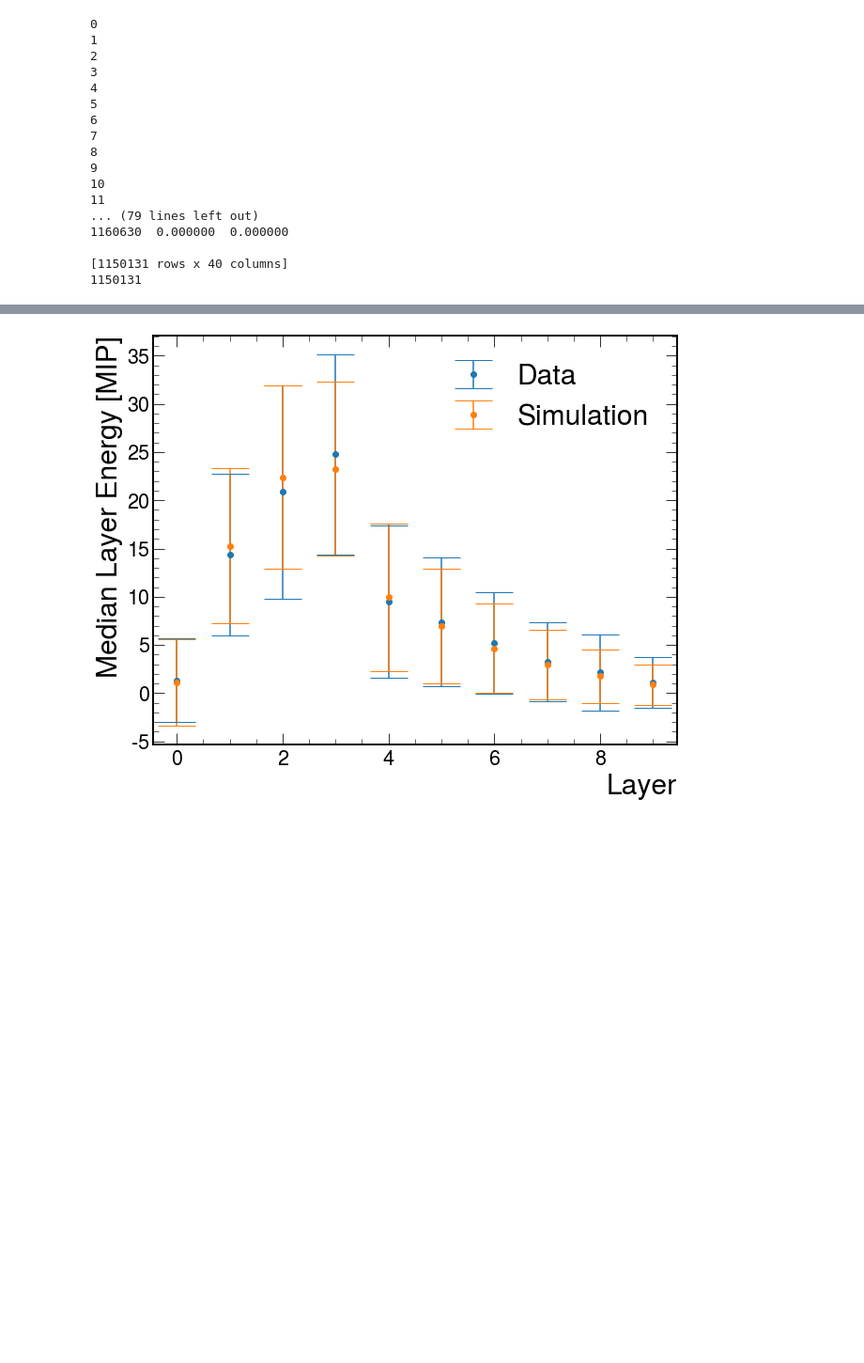
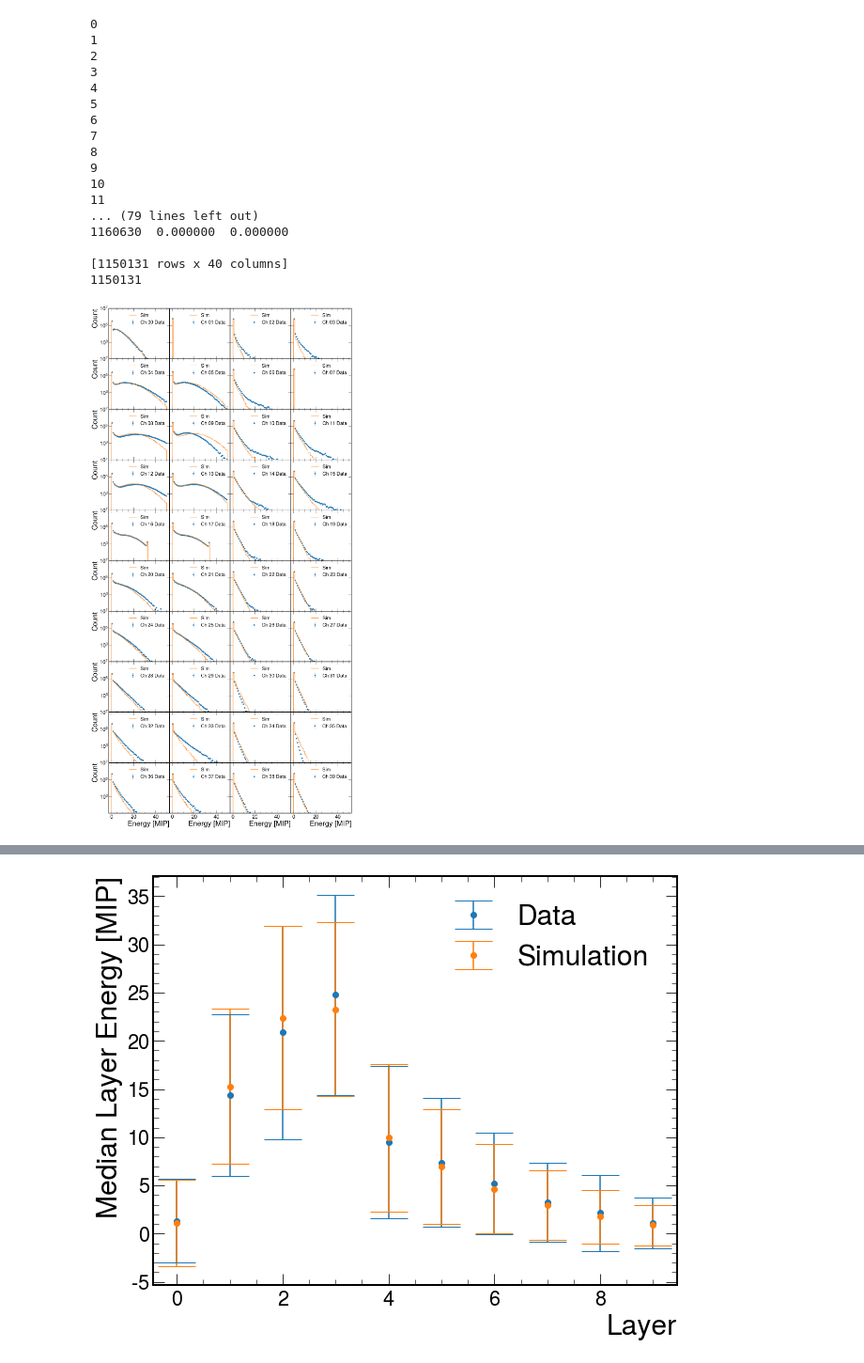
Before and after one commit to sebouh137/beamtest_plots, a Jupyter notebook: TestBeamSimAnalysis.ipynb, the cells around one changed output, grey strips where cells are left out. Shown at 94% size. Drawn from its saved outputs; the diff is of its cells as text; code cells hidden in the pictures; blank space fills up the shorter version.

```diff
--- a/TestBeamSimAnalysis.ipynb
+++ b/TestBeamSimAnalysis.ipynb
@@ -556,34 +556,36 @@ for i in range(40):
 
     h = hist.Hist(hist.axis.Regular(50, 0, 50, name="sim"))
     h.fill(np.array(getattr(sim_df,"Ch_{}_LG".format("{:02d}".format(i)))))
     h *= beamEvts/simEvts
     h.plot(color='tab:orange',label="Sim",zorder=2)
 
     # Calculate the square root of the histogram values (errors)
     errors = np.sqrt(h.view())
     # Create a numpy array for the bin centers
     bin_centers = 0.5 * (h.axes[0].edges[:-1] + h.axes[0].edges[1:])
     # Plot the histogram with error bars
     #plt.errorbar(bin_centers, h.view(), yerr=errors, fmt='none', ecolor='tab:orange', capsize=0, elinewidth=1, markeredgewidth=0,zorder=2)
 
     plt.yscale("log")
     #plt.ylim(ymin=1, ymax=10000000)
 
     plt.legend(loc='upper right', fontsize=20)
 
     # Set the title and axis labels for the subplot
     if i>= 36:
         plt.xlabel('Energy [MIP]', fontsize=30)
     if i % 4 == 0 :
         plt.ylabel('Count', fontsize=30)
-    plt.ylim(ymin=10, ymax=15000000)
+    plt.ylim(ymin=11, ymax=10000000)
     plt.yscale("log")
     #plt.title("Channel {}".format("{:02d}".format(i)), y=0.8)
 
 # Adjust the spacing between subplots
 plt.tight_layout(pad=0.0)
 plt.subplots_adjust(hspace=0.0, wspace=0.0)
 plt.savefig('Plots/ChannelSpectra.pdf', format='pdf')
+# %% [output]
+[figure, added]
 # %%
 import hist
 
```
Also changed, not shown: parts of 2 cells of this notebook, 2 other files.
